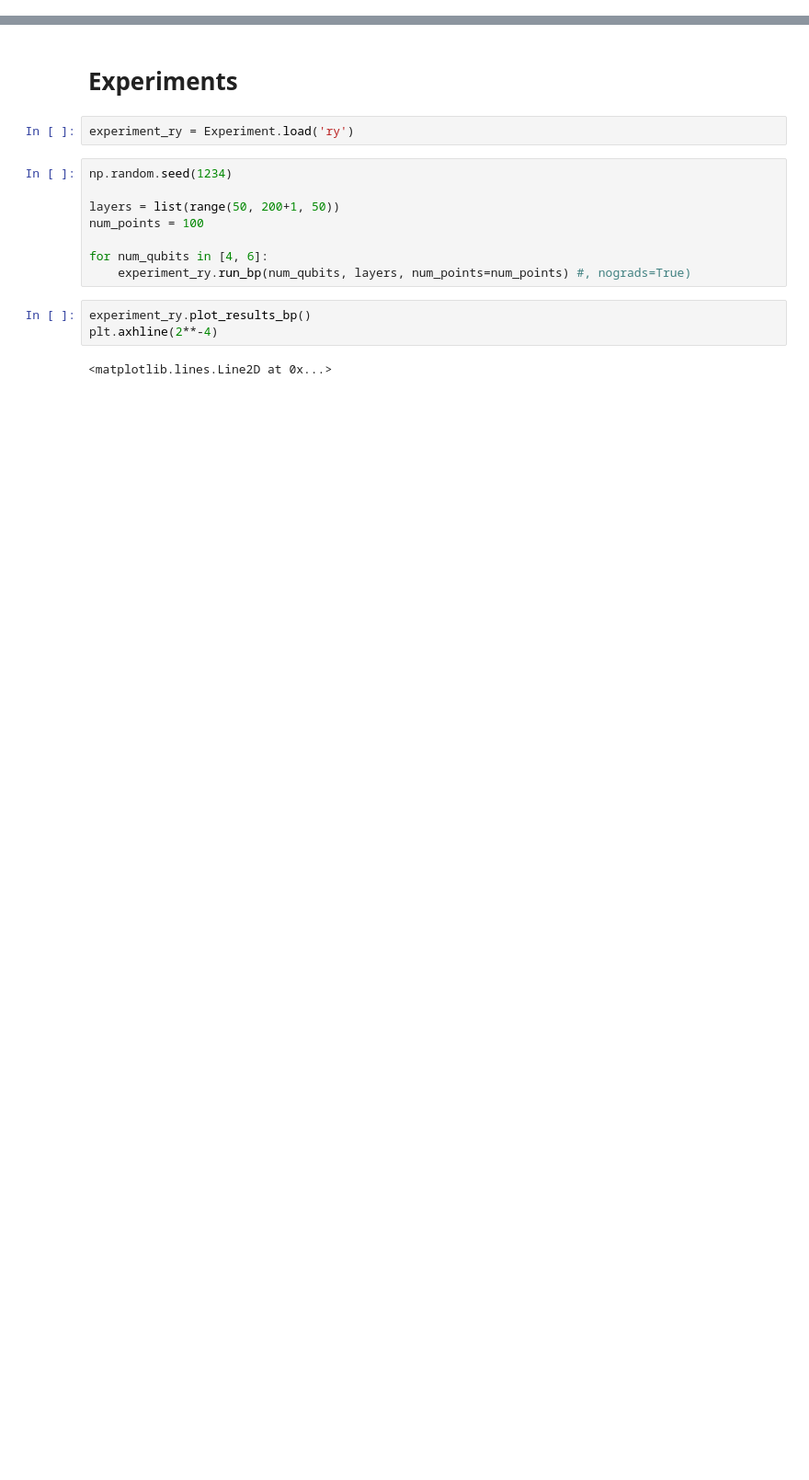
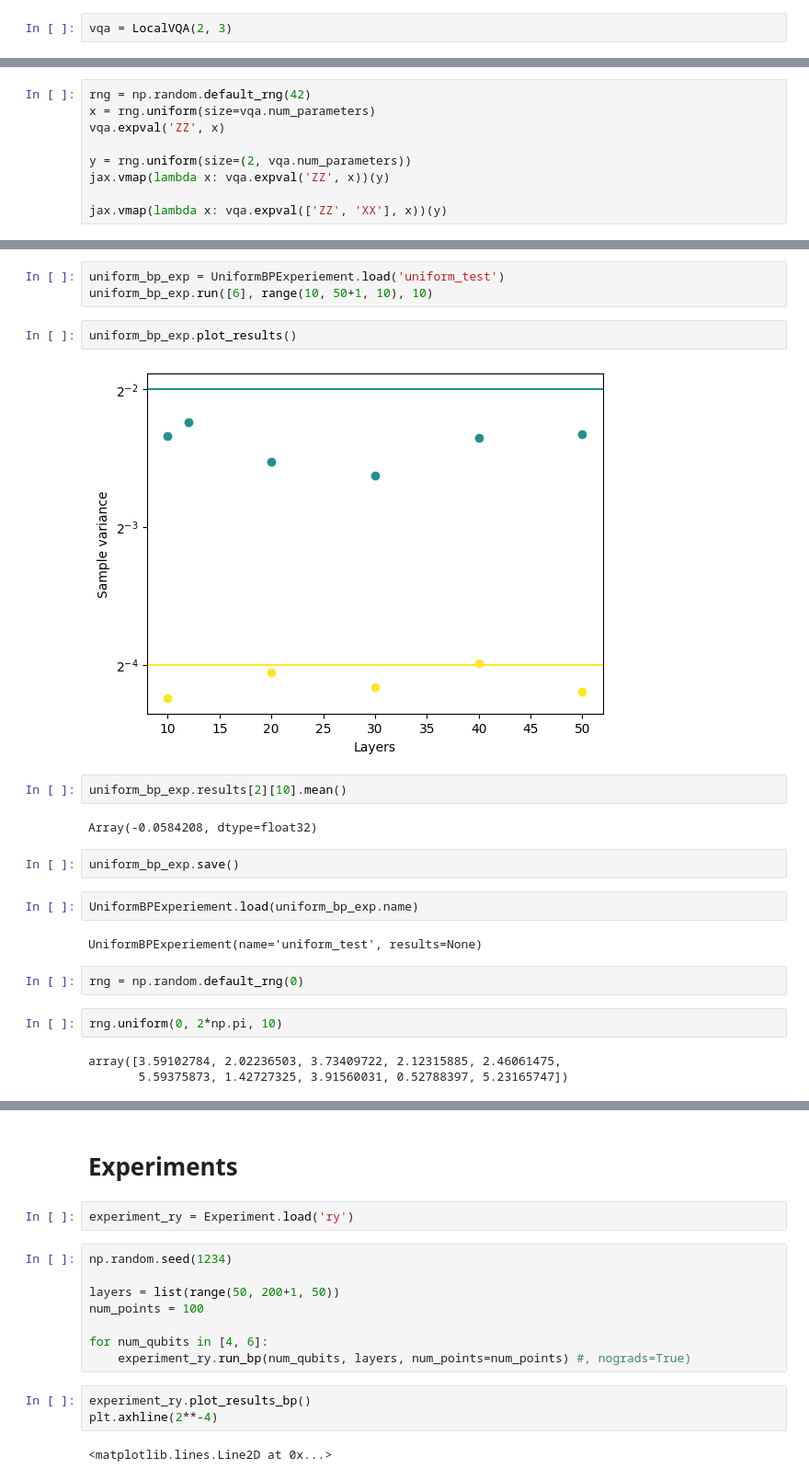
Before and after one commit to idnm/barren_traps, a Jupyter notebook: barren_traps.ipynb, the cells around one changed output, grey strips where cells are left out. Shown at 92% size. Saved outputs shown, nothing was run; the diff lists cells and outputs as text; blank space fills up the shorter version.

Commit message:
A lot of refactoring. Uniform BP experiment.

```diff
--- a/barren_traps.ipynb
+++ b/barren_traps.ipynb
@@ -135,3 +179,5 @@ class LocalVQA:
 
     def draw(self):
         qml.draw_mpl(self.circuit)(*self.random_parameters())
+# %%
+vqa = LocalVQA(2, 3)
@@ -137,0 +197,9 @@ class LocalVQA:
+# %%
+rng = np.random.default_rng(42)
+x = rng.uniform(size=vqa.num_parameters)
+vqa.expval('ZZ', x)
+
+y = rng.uniform(size=(2, vqa.num_parameters))
+jax.vmap(lambda x: vqa.expval('ZZ', x))(y)
+
+jax.vmap(lambda x: vqa.expval(['ZZ', 'XX'], x))(y)
@@ -164 +307,25 @@ np.random.seed(0)
+# %%
+uniform_bp_exp = UniformBPExperiement.load('uniform_test')
+uniform_bp_exp.run([6], range(10, 50+1, 10), 10)
+# %%
+uniform_bp_exp.plot_results()
+# %% [output]
+[figure, added]
+# %%
+uniform_bp_exp.results[2][10].mean()
+# %% [output]
+Array(-0.0584208, dtype=float32)
+# %%
+uniform_bp_exp.save()
+# %%
+UniformBPExperiement.load(uniform_bp_exp.name)
+# %% [output]
+UniformBPExperiement(name='uniform_test', results=None)
+# %%
+rng = np.random.default_rng(0)
+# %%
+rng.uniform(0, 2*np.pi, 10)
+# %% [output]
+array([3.59102784, 2.02236503, 3.73409722, 2.12315885, 2.46061475,
+       5.59375873, 1.42727325, 3.91560031, 0.52788397, 5.23165747])
 # %%
```
Also changed, not shown: parts of 7 cells of this notebook.
